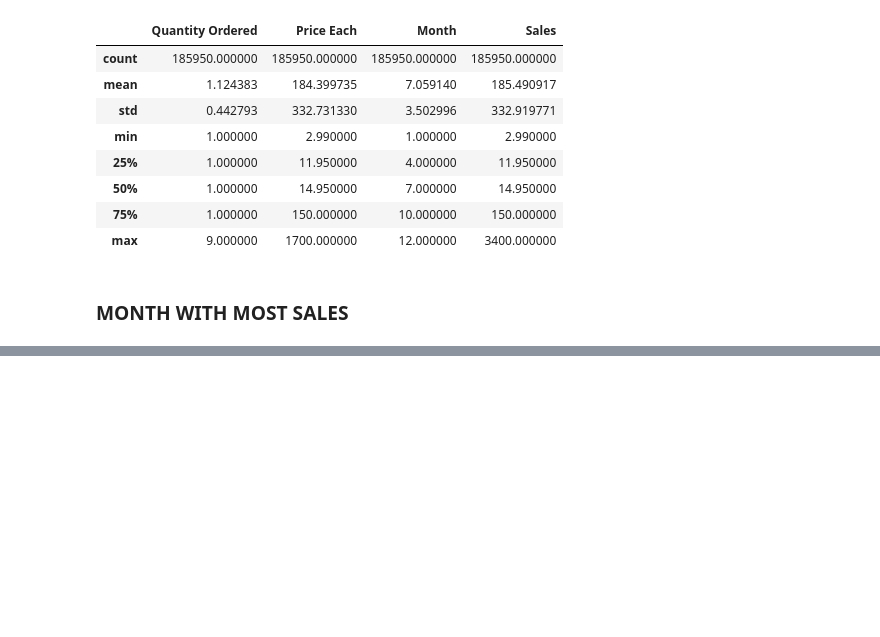
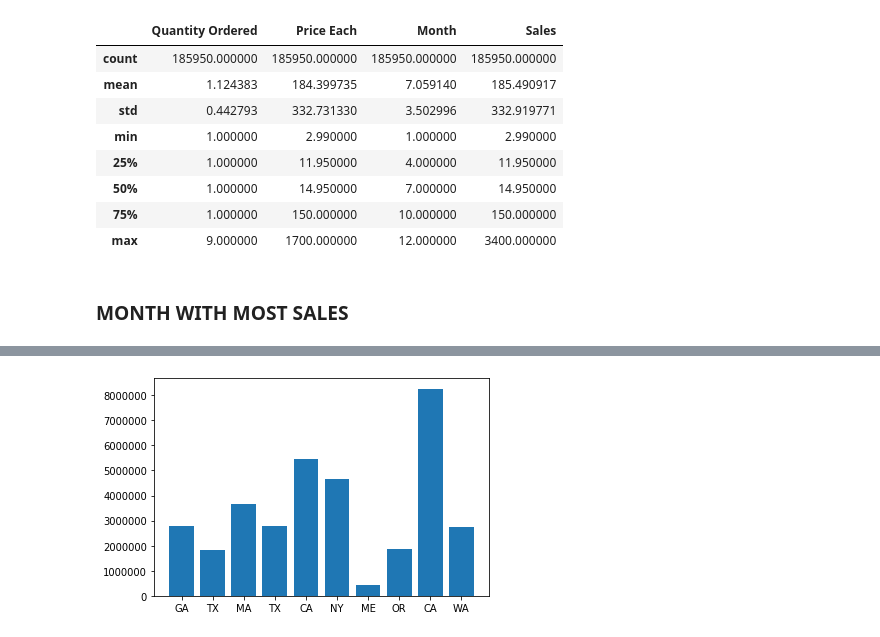
Before and after one commit to thaivu93/DataScience, a Jupyter notebook: analysis.ipynb, the cells around one changed output, grey strips where cells are left out. Drawn from its saved outputs; the diff is of its cells as text; code cells hidden in the pictures; blank space fills up the shorter version.

```diff
--- a/analysis.ipynb
+++ b/analysis.ipynb
@@ -80,0 +96,8 @@ KeyError: 1
+# %%
+# df["City"] = df["Purchase Address"].str.split(', ')
+def get_city(address):
+    return address.split(", ")[1]
+def get_state(address):
+    return address.split(", ")[2]
+
+df["City"] = df["Purchase Address"].apply(lambda x: get_city(x) + ' ' + get_state(x))
@@ -80,0 +113,2 @@ KeyError: 1
+# %%
+groupCity = df.groupby("City").sum()
@@ -80,0 +130,12 @@ KeyError: 1
+# %%
+city = list(groupCity.index)
+plt.bar(city, groupCity["Sales"])
+
+tick = []
+for i in city:
+    tick.append(i.split(" ")[-2])
+
+plt.xticks(np.arange(10), tick)
+plt.show()
+# %% [output]
+[figure, added]
```
Also changed, not shown: parts of 9 cells of this notebook.
